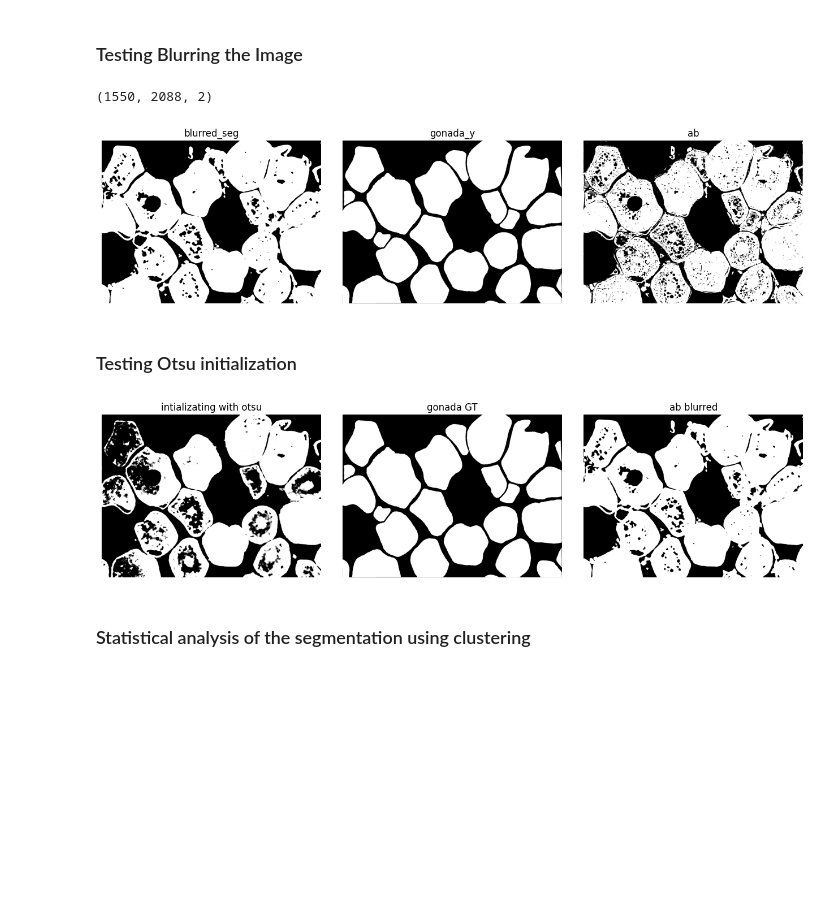
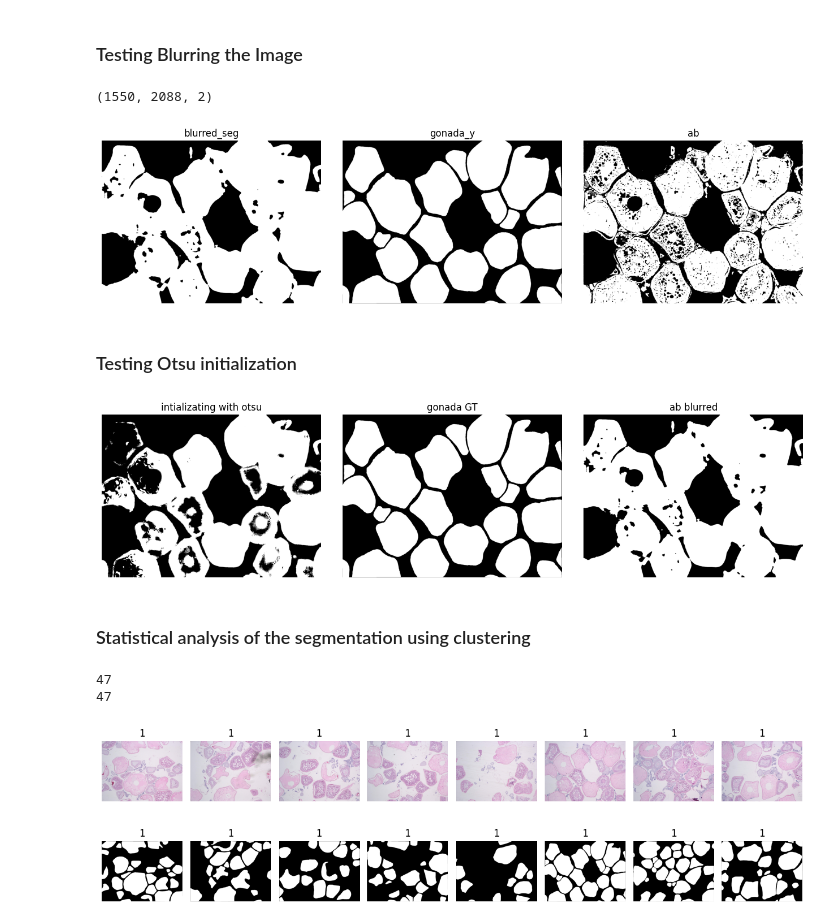
Before and after one commit to Leo00010011/FIPA, a Jupyter notebook: Session 3/session 3.ipynb, the cells around one changed output. Drawn from its saved outputs; the diff is of its cells as text; code cells hidden in the pictures; blank space fills up the shorter version.

```diff
--- a/Session 3/session 3.ipynb
+++ b/Session 3/session 3.ipynb
@@ -137,16 +160,16 @@ plot_row([ab_withclose, gonada_y], ['ab with close', 'Gonada Gt'])
 # %% [markdown]
 ### Testing Blurring the Image
 # %%
-a_blurred = cv2.blur(a,(20,20))
-b_blurred = cv2.blur(b,(20,20))
+a_blurred = cv2.blur(a,(40,40))
+b_blurred = cv2.blur(b,(40,40))
 
 blurred_ab = np.stack([a_blurred,b_blurred], axis = -1)
 print(blurred_ab.shape)
 blurred_seg = kmeans_seg(blurred_ab)
 plot_row([blurred_seg,gonada_y,ab_seg], ['blurred_seg','gonada_y', 'ab'])
 # %% [output]
 (1550, 2088, 2)
-[figure, old version]
+[figure, new version]
 # %% [markdown]
 ### Testing Otsu initialization
 # %%
@@ -168,7 +191,23 @@ def kmeans_with_thres_init(img):
 thresh_seg = kmeans_with_thres_init(blurred_ab)
 plot_row([thresh_seg,gonada_y,blurred_seg], ['intializating with otsu','gonada GT', 'ab blurred'])
 # %% [output]
-[figure, old version]
+[figure, new version]
 # %% [markdown]
 ### Statistical analysis of the segmentation using clustering
+# %%
+from pathlib import Path
+
+x_path = Path("..\\dataset\\sterappimagesdb\\EuropeanHake\\EuropeanHake\\images").rglob('*.ppm')
+x_path = [str(path) for path in x_path]
+
+y_path = Path("..\\dataset\\sterappimagesdb\\EuropeanHake\\EuropeanHake\\xml").rglob('*.xml')
+y_path = [str(path) for path in y_path]
+
+x_path.sort()
+y_path.sort()
+print(len(x_path))
+print(len(y_path))
+# %% [output]
+47
+47
 # %%
@@ -183,0 +225,9 @@ y_path = Path("..\\dataset\\sterappimagesdb\\Atlantic-mackerel\\Atlantic-mackere
+# %%
+i = 0
+plot_row(x[i:8 + i], [1]*8)
+# %% [output]
+[figure, added]
+# %%
+plot_row(y[i:8 + i], [1]*8)
+# %% [output]
+[figure, added]
```
Also changed, not shown: parts of 6 cells of this notebook.
